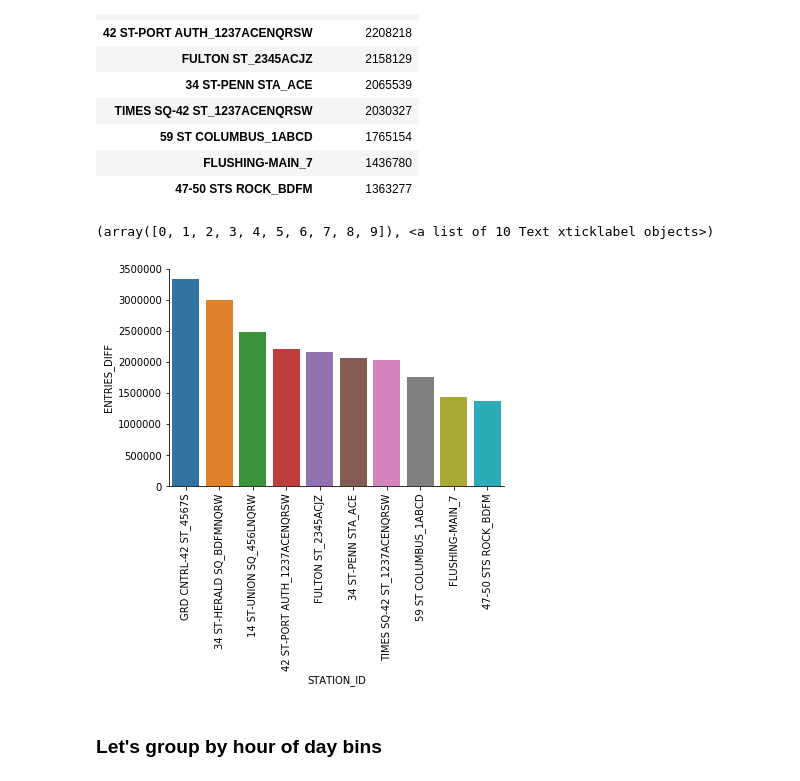
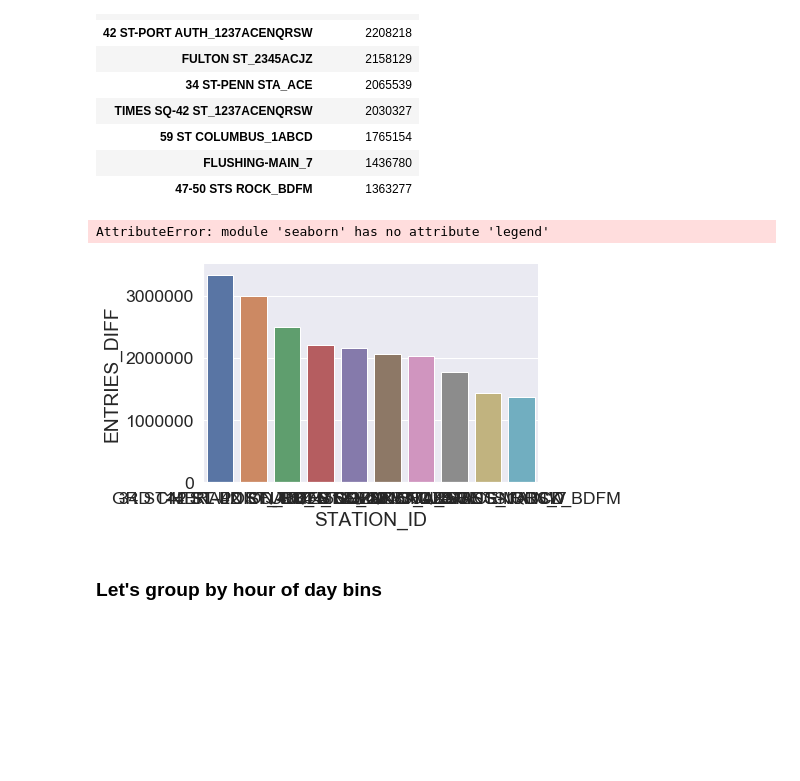
Before and after one commit to jonjonchu/metisproject1, a Jupyter notebook: MTA_explore-CHU-Analysis.ipynb, the cells around one changed output. Cells and saved outputs as stored; diff of their text form; code cells hidden in the pictures; blank space fills up the shorter version.

```diff
--- a/MTA_explore-CHU-Analysis.ipynb
+++ b/MTA_explore-CHU-Analysis.ipynb
@@ -97,14 +97,20 @@ top_traffic_stations.head(10)
 | 47-50 STS ROCK_BDFM | 1363277 |
 # %%
 num_stations = 10
-sns.barplot(x = top_traffic_stations.index[:num_stations],
+top_ten = sns.barplot(x = top_traffic_stations.index[:num_stations],
              y = top_traffic_stations['ENTRIES_DIFF'][:num_stations]
             )
 sns.despine()
-plt.xticks(rotation=90)
+
+xticklabels = []
+for station in top_traffic_stations.index[:num_stations]:
+    name = station.split('_')
+    xticklabels.append(name[0])
+xticklabels
+sns.legend(xticklabels)
 # %% [output]
-(array([0, 1, 2, 3, 4, 5, 6, 7, 8, 9]), <a list of 10 Text xticklabel objects>)
+AttributeError: module 'seaborn' has no attribute 'legend'
-[figure, old version]
+[figure, new version]
 # %% [markdown]
 ### Let's group by hour of day bins
 # %%
```
Also changed, not shown: parts of 9 cells of this notebook, 27 other files.
